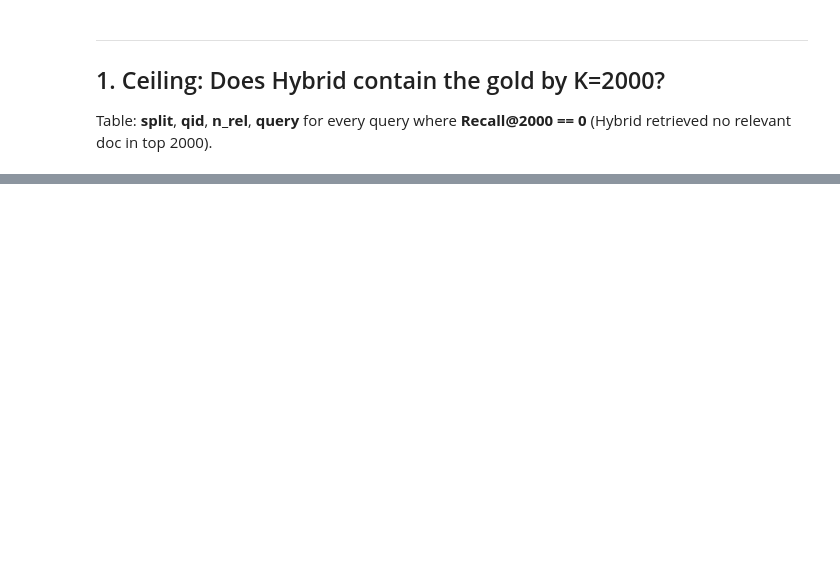
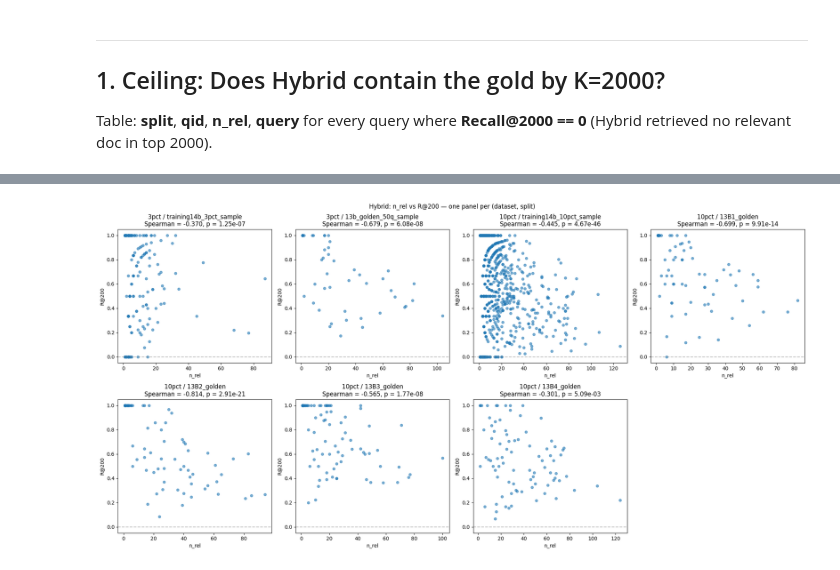
Before and after one commit to fulaibaowang/BioASQ, a Jupyter notebook: notebooks/analyze_workflow_results.ipynb, the cells around one changed output, grey strips where cells are left out. Saved outputs shown, nothing was run; the diff lists cells and outputs as text; code cells hidden in the pictures; blank space fills up the shorter version.

```diff
--- a/notebooks/analyze_workflow_results.ipynb
+++ b/notebooks/analyze_workflow_results.ipynb
@@ -217,16 +345,28 @@ plt.show()
 # %%
-# Optional: same scatter faceted by split
-fig, axes = plt.subplots(1, 2, figsize=(12, 5))
-for ax, split in zip(axes, splits):
-    sub = df_clean[df_clean["split"] == split]
+# Optional: one subplot per (dataset, split) — all splits visible, no merging
+n = len(ANALYSIS_GROUPS)
+ncol = min(n, 4)
+nrow = (n + ncol - 1) // ncol
+fig, axes = plt.subplots(nrow, ncol, figsize=(5 * ncol, 5 * nrow))
+if n == 1:
+    axes = np.array([axes])
+axes = axes.flatten()
+for i, (ds, sp) in enumerate(ANALYSIS_GROUPS):
+    ax = axes[i]
+    sub = df_clean[(df_clean["dataset"] == ds) & (df_clean["split"] == sp)]
     if sub.empty:
         ax.set_visible(False)
         continue
-    rho_s, p_s = spearmanr(sub["n_rel"], sub["R@200"])
+    rho_s, p_s = spearmanr(sub["n_rel"], sub["R@200"]) if len(sub) > 2 else (np.nan, np.nan)
     ax.scatter(sub["n_rel"], sub["R@200"], alpha=0.6, s=25)
     ax.set_xlabel("n_rel")
     ax.set_ylabel("R@200")
-    ax.set_title(f"{split}\nSpearman = {rho_s:.3f} (p = {p_s:.2e})")
-plt.suptitle("Hybrid: n_rel vs R@200 by split")
+    ax.set_title(f"{ds} / {sp}\nSpearman = {rho_s:.3f}, p = {p_s:.2e}")
+    ax.axhline(y=0, color="gray", linestyle="--", alpha=0.5)
+for j in range(i + 1, len(axes)):
+    axes[j].set_visible(False)
+plt.suptitle("Hybrid: n_rel vs R@200 — one panel per (dataset, split)")
 plt.tight_layout()
 plt.show()
+# %% [output]
+[figure, added]
```
Also changed, not shown: parts of 18 cells of this notebook, 1 other file.
